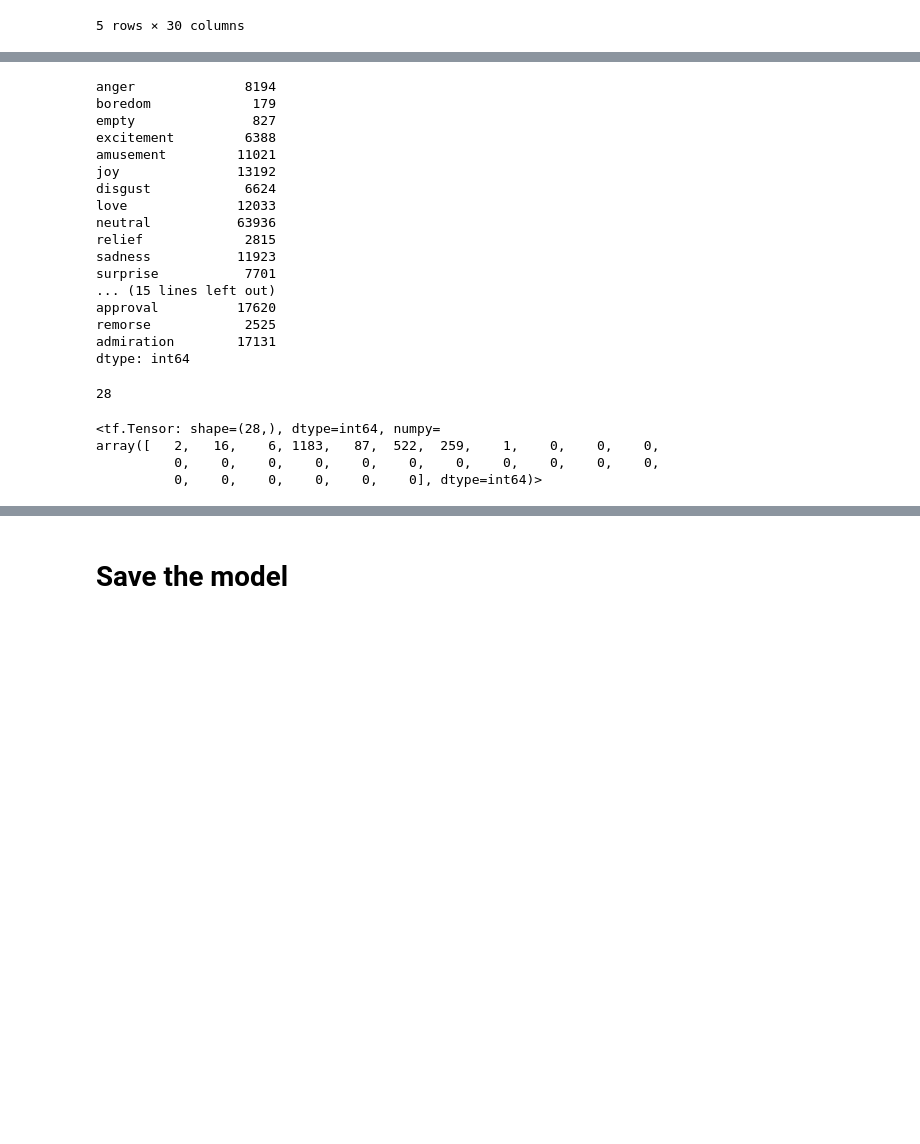
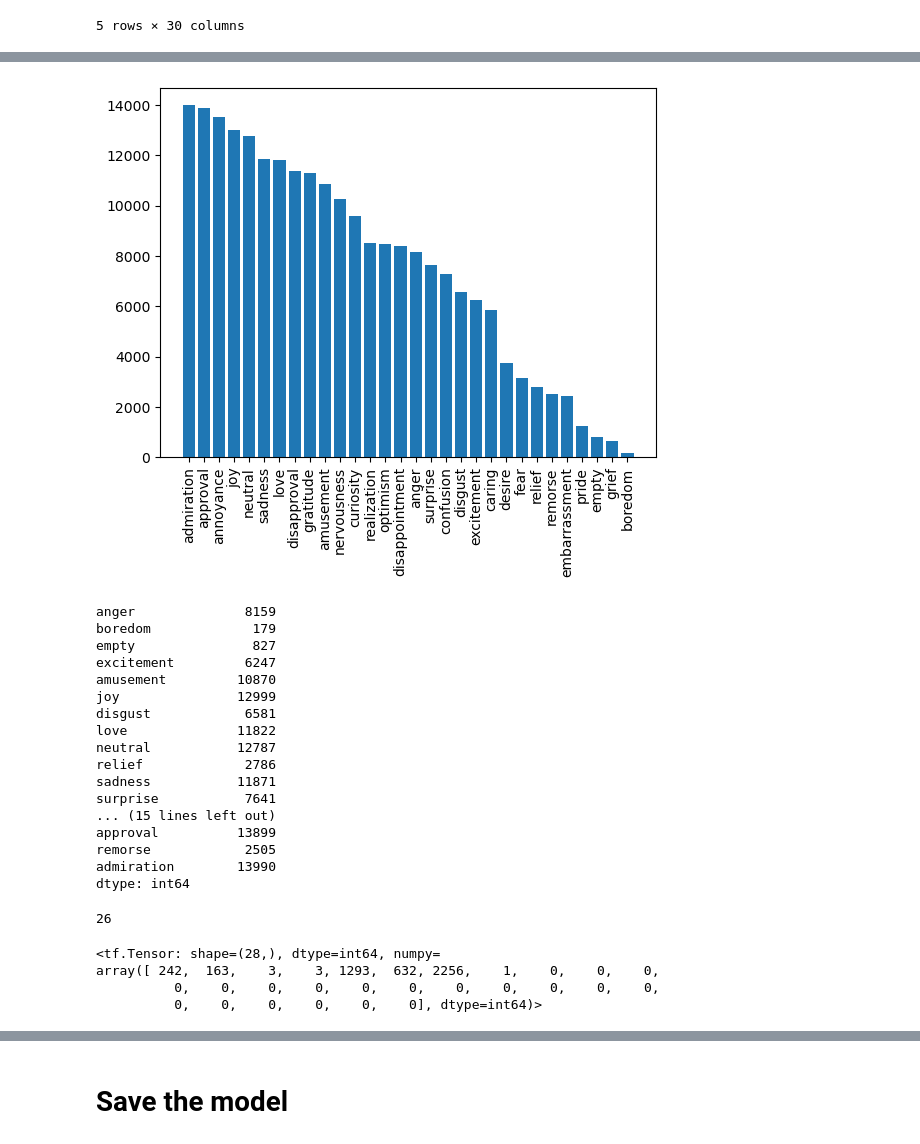
Before and after one commit to Tugaytalha/Sentiment_Analysis_From_Movie_Reviews, a Jupyter notebook: train_model.ipynb, the cells around one changed output, grey strips where cells are left out. Saved outputs shown, nothing was run; the diff lists cells and outputs as text; code cells hidden in the pictures; blank space fills up the shorter version.

```diff
--- a/train_model.ipynb
+++ b/train_model.ipynb
@@ -33,25 +48,40 @@ df.drop(columns=['text']).head(5)
+# %%
+# Drop the some rows that belong to the most frequent sentiments which neutral, approval and admiration to balance the dataset
+df = df.drop(df[df['neutral'] == 1].sample(frac=.8).index)
+df = df.drop(df[df['approval'] == 1].sample(frac=.2).index)
+df = df.drop(df[df['admiration'] == 1].sample(frac=.17).index)
+# %%
+# Plot the frequency of each sentiment after balancing the dataset
+sentiment_freq = { i : df[i].sum() for i in collsWoText}
+sentiment_freq = dict(sorted(sentiment_freq.items(), key=lambda item: item[1], reverse=True))
+plt.bar(sentiment_freq.keys(), sentiment_freq.values())
+plt.xticks(rotation=90)
+plt.show()
+# Balanced enough
+# %% [output]
+[figure, added]
 # %%
 df_new = df.drop(columns=['text'])
 # %%
 # Find frequency of easch sentiment
 df_new.sum()
 # %% [output]
-anger              8194
+anger              8159
 boredom             179
 empty               827
-excitement         6388
-amusement         11021
-joy               13192
-disgust            6624
-love              12033
-neutral           63936
-relief             2815
-sadness           11923
-surprise           7701
+excitement         6247
+amusement         10870
+joy               12999
+disgust            6581
+love              11822
+neutral           12787
+relief             2786
+sadness           11871
+surprise           7641
 ... (15 lines left out)
-approval          17620
-remorse            2525
-admiration        17131
+approval          13899
+remorse            2505
+admiration        13990
 dtype: int64
 # %%
 # Split data into training and testing sets
@@ -88,13 +118,13 @@ for review in tqdm(X_train.values):
     max_len = max(max_len, len(review.split()))
 max_len
 # %% [output]
-28
+26
 # %%
 #llok up x_train vector
 X_train_vectorized[125236]
 # %% [output]
 <tf.Tensor: shape=(28,), dtype=int64, numpy=
-array([   2,   16,    6, 1183,   87,  522,  259,    1,    0,    0,    0,
+array([ 242,  163,    3,    3, 1293,  632, 2256,    1,    0,    0,    0,
           0,    0,    0,    0,    0,    0,    0,    0,    0,    0,    0,
           0,    0,    0,    0,    0,    0], dtype=int64)>
 # %%
```
Also changed, not shown: parts of 6 cells of this notebook, 4 other files.
